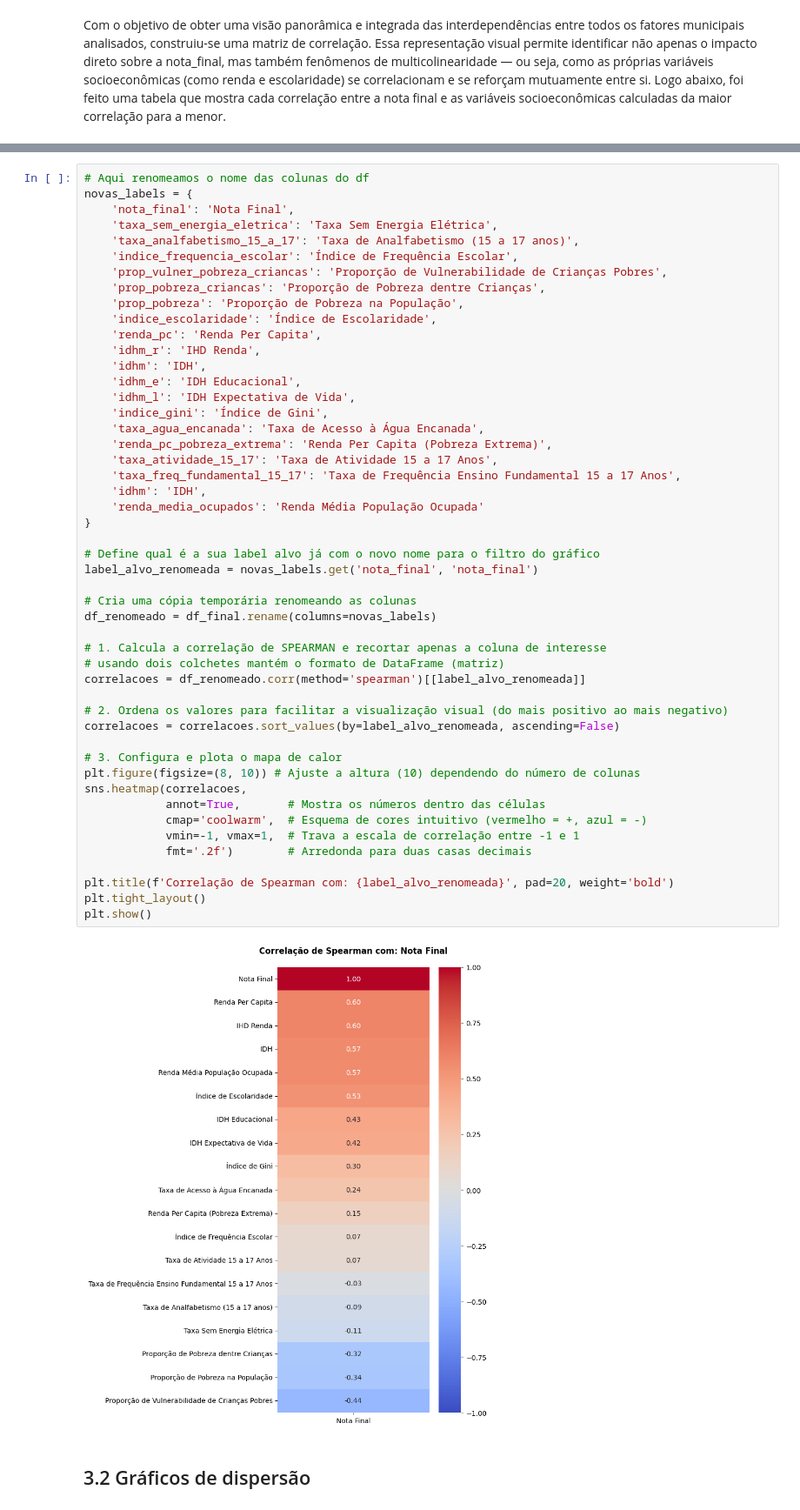
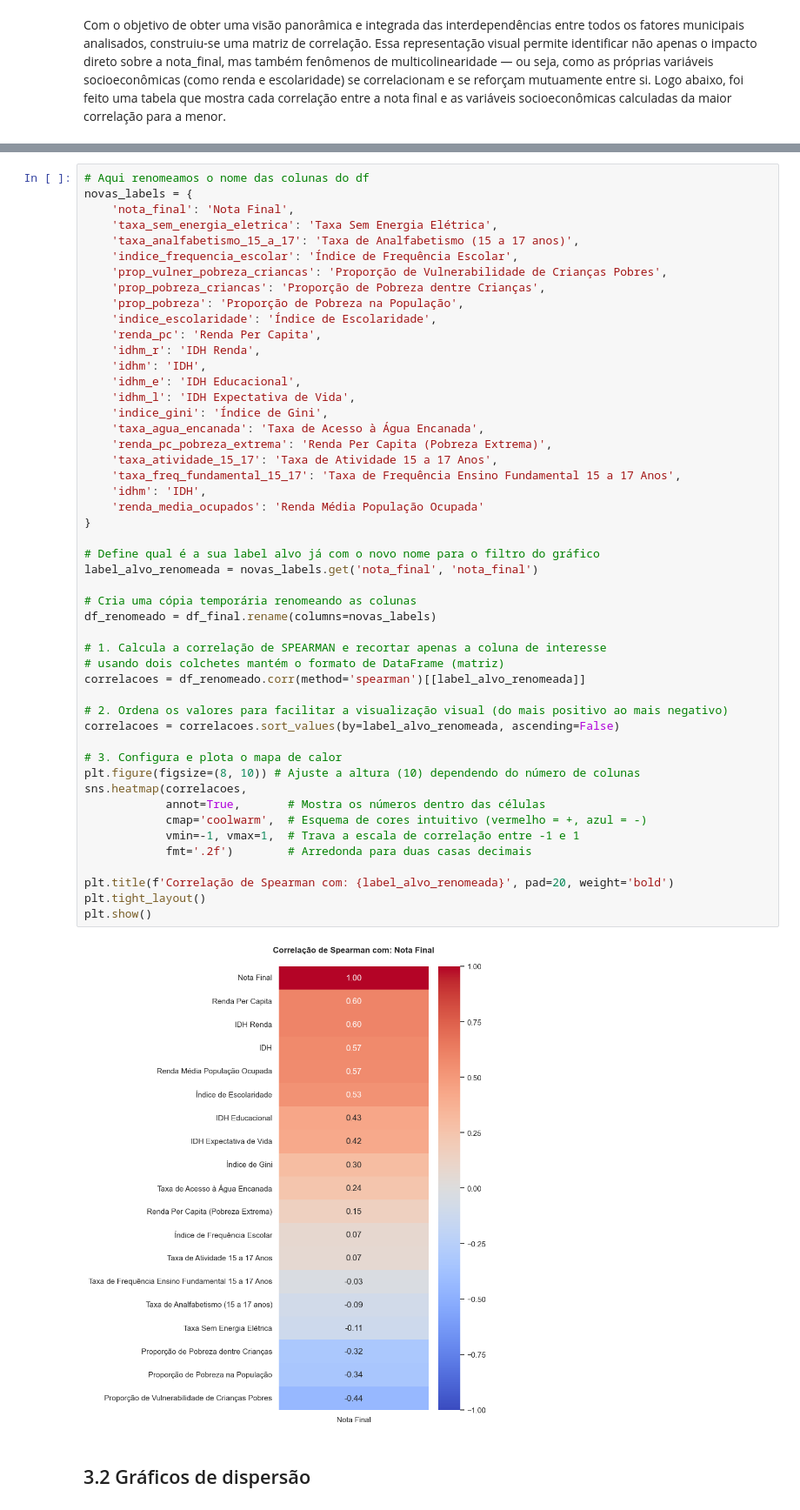
Before and after one commit to lsterra/trabalho_final_metodos_2026, a Jupyter notebook: analise_enem_sp_infraestrutura.ipynb, the cells around one changed output, grey strips where cells are left out. Shown at 87% size. Drawn from its saved outputs; the diff is of its cells as text.

```diff
--- a/analise_enem_sp_infraestrutura.ipynb
+++ b/analise_enem_sp_infraestrutura.ipynb
@@ -503,7 +513,7 @@ novas_labels = {
     'prop_pobreza': 'Proporção de Pobreza na População',
     'indice_escolaridade': 'Índice de Escolaridade',
     'renda_pc': 'Renda Per Capita',
-    'idhm_r': 'IHD Renda',
+    'idhm_r': 'IDH Renda',
     'idhm': 'IDH',
     'idhm_e': 'IDH Educacional',
     'idhm_l': 'IDH Expectativa de Vida',
@@ -514,34 +524,34 @@ novas_labels = {
     'taxa_freq_fundamental_15_17': 'Taxa de Frequência Ensino Fundamental 15 a 17 Anos',
     'idhm': 'IDH',
     'renda_media_ocupados': 'Renda Média População Ocupada'
 }
 
 # Define qual é a sua label alvo já com o novo nome para o filtro do gráfico
 label_alvo_renomeada = novas_labels.get('nota_final', 'nota_final')
 
 # Cria uma cópia temporária renomeando as colunas
 df_renomeado = df_final.rename(columns=novas_labels)
 
 # 1. Calcula a correlação de SPEARMAN e recortar apenas a coluna de interesse
 # usando dois colchetes mantém o formato de DataFrame (matriz)
 correlacoes = df_renomeado.corr(method='spearman')[[label_alvo_renomeada]]
 
 # 2. Ordena os valores para facilitar a visualização visual (do mais positivo ao mais negativo)
 correlacoes = correlacoes.sort_values(by=label_alvo_renomeada, ascending=False)
 
 # 3. Configura e plota o mapa de calor
 plt.figure(figsize=(8, 10)) # Ajuste a altura (10) dependendo do número de colunas
 sns.heatmap(correlacoes,
             annot=True,       # Mostra os números dentro das células
             cmap='coolwarm',  # Esquema de cores intuitivo (vermelho = +, azul = -)
             vmin=-1, vmax=1,  # Trava a escala de correlação entre -1 e 1
             fmt='.2f')        # Arredonda para duas casas decimais
 
 plt.title(f'Correlação de Spearman com: {label_alvo_renomeada}', pad=20, weight='bold')
 plt.tight_layout()
 plt.show()
 # %% [output]
-[figure, old version]
+[figure, new version]
 # %% [markdown]
 ## 3.2 Gráficos de dispersão
 # %% [markdown]
```
Also changed, not shown: parts of 2 cells of this notebook.
